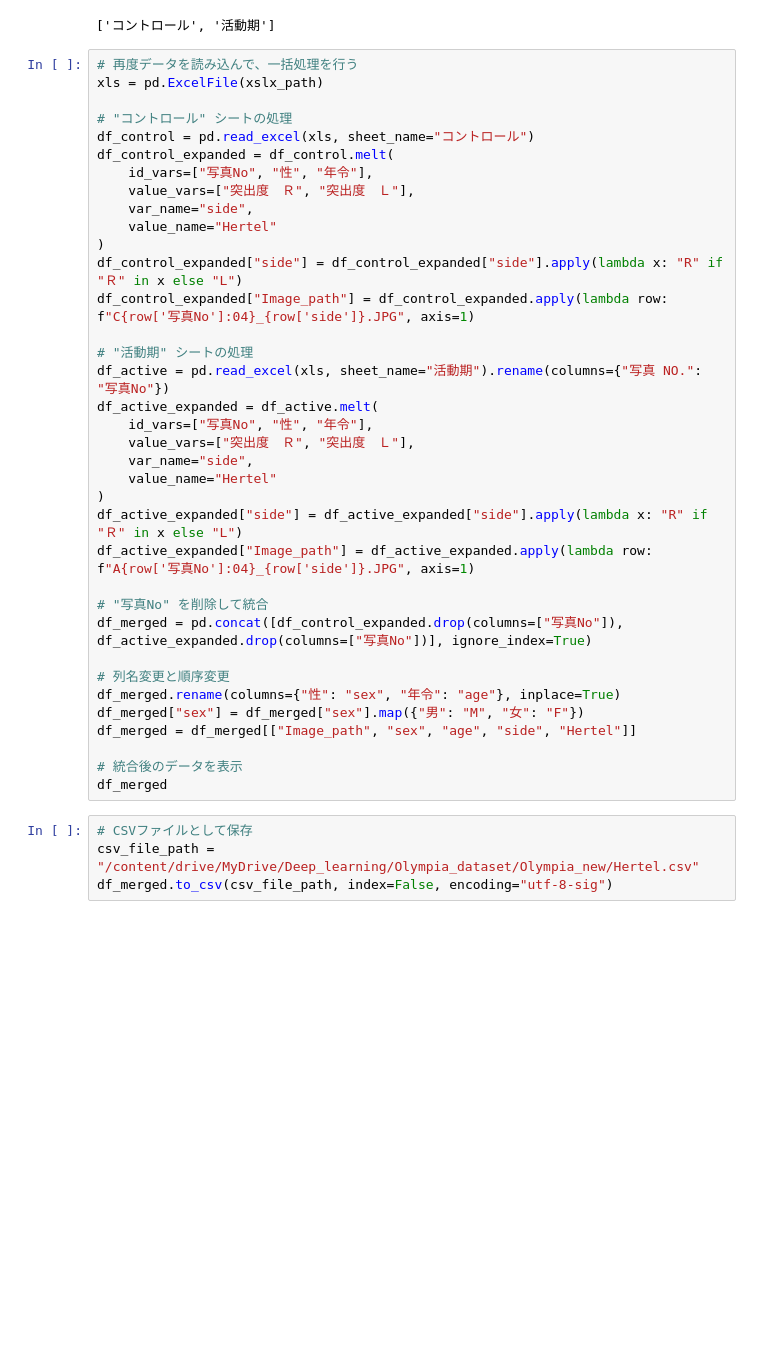
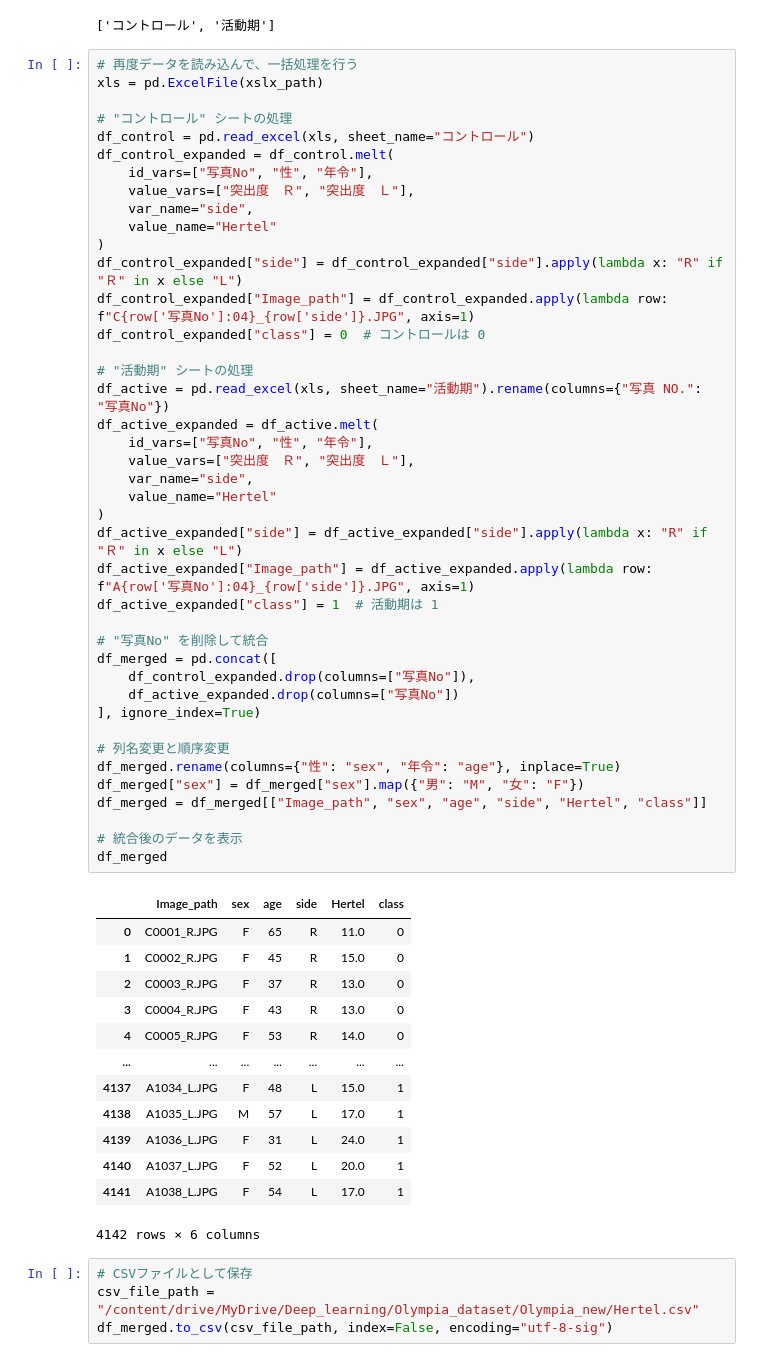
Before and after one commit to ykitaguchi77/GravCont_classification_2, a Jupyter notebook: Crop_unilateral_eyelid_olympia_202503.ipynb, the cells around one changed output. Drawn from its saved outputs; the diff is of its cells as text; blank space fills up the shorter version.

```diff
--- a/Crop_unilateral_eyelid_olympia_202503.ipynb
+++ b/Crop_unilateral_eyelid_olympia_202503.ipynb
@@ -448,35 +448,54 @@ xls = pd.ExcelFile(xslx_path)
 # "コントロール" シートの処理
 df_control = pd.read_excel(xls, sheet_name="コントロール")
 df_control_expanded = df_control.melt(
     id_vars=["写真No", "性", "年令"],
     value_vars=["突出度　Ｒ", "突出度　Ｌ"],
     var_name="side",
     value_name="Hertel"
 )
 df_control_expanded["side"] = df_control_expanded["side"].apply(lambda x: "R" if "Ｒ" in x else "L")
 df_control_expanded["Image_path"] = df_control_expanded.apply(lambda row: f"C{row['写真No']:04}_{row['side']}.JPG", axis=1)
+df_control_expanded["class"] = 0  # コントロールは 0
 
 # "活動期" シートの処理
 df_active = pd.read_excel(xls, sheet_name="活動期").rename(columns={"写真 NO.": "写真No"})
 df_active_expanded = df_active.melt(
     id_vars=["写真No", "性", "年令"],
     value_vars=["突出度　Ｒ", "突出度　Ｌ"],
     var_name="side",
     value_name="Hertel"
 )
 df_active_expanded["side"] = df_active_expanded["side"].apply(lambda x: "R" if "Ｒ" in x else "L")
 df_active_expanded["Image_path"] = df_active_expanded.apply(lambda row: f"A{row['写真No']:04}_{row['side']}.JPG", axis=1)
+df_active_expanded["class"] = 1  # 活動期は 1
 
 # "写真No" を削除して統合
-df_merged = pd.concat([df_control_expanded.drop(columns=["写真No"]), df_active_expanded.drop(columns=["写真No"])], ignore_index=True)
+df_merged = pd.concat([
+    df_control_expanded.drop(columns=["写真No"]),
+    df_active_expanded.drop(columns=["写真No"])
+], ignore_index=True)
 
 # 列名変更と順序変更
 df_merged.rename(columns={"性": "sex", "年令": "age"}, inplace=True)
 df_merged["sex"] = df_merged["sex"].map({"男": "M", "女": "F"})
-df_merged = df_merged[["Image_path", "sex", "age", "side", "Hertel"]]
+df_merged = df_merged[["Image_path", "sex", "age", "side", "Hertel", "class"]]
 
 # 統合後のデータを表示
 df_merged
+# %% [output]
+|  | Image_path | sex | age | side | Hertel | class |
+| 0 | C0001_R.JPG | F | 65 | R | 11.0 | 0 |
+| 1 | C0002_R.JPG | F | 45 | R | 15.0 | 0 |
+| 2 | C0003_R.JPG | F | 37 | R | 13.0 | 0 |
+| 3 | C0004_R.JPG | F | 43 | R | 13.0 | 0 |
+| 4 | C0005_R.JPG | F | 53 | R | 14.0 | 0 |
+| ... | ... | ... | ... | ... | ... | ... |
+| 4137 | A1034_L.JPG | F | 48 | L | 15.0 | 1 |
+| 4138 | A1035_L.JPG | M | 57 | L | 17.0 | 1 |
+| 4139 | A1036_L.JPG | F | 31 | L | 24.0 | 1 |
+| 4140 | A1037_L.JPG | F | 52 | L | 20.0 | 1 |
+| 4141 | A1038_L.JPG | F | 54 | L | 17.0 | 1 |
+4142 rows × 6 columns
 # %%
 # CSVファイルとして保存
 csv_file_path = "/content/drive/MyDrive/Deep_learning/Olympia_dataset/Olympia_new/Hertel.csv"
```
Also changed, not shown: parts of 5 cells of this notebook.
